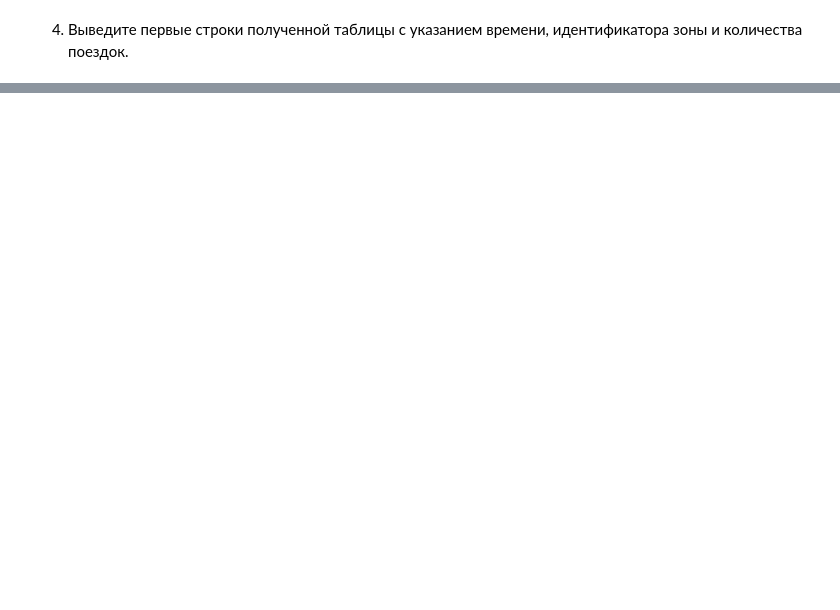
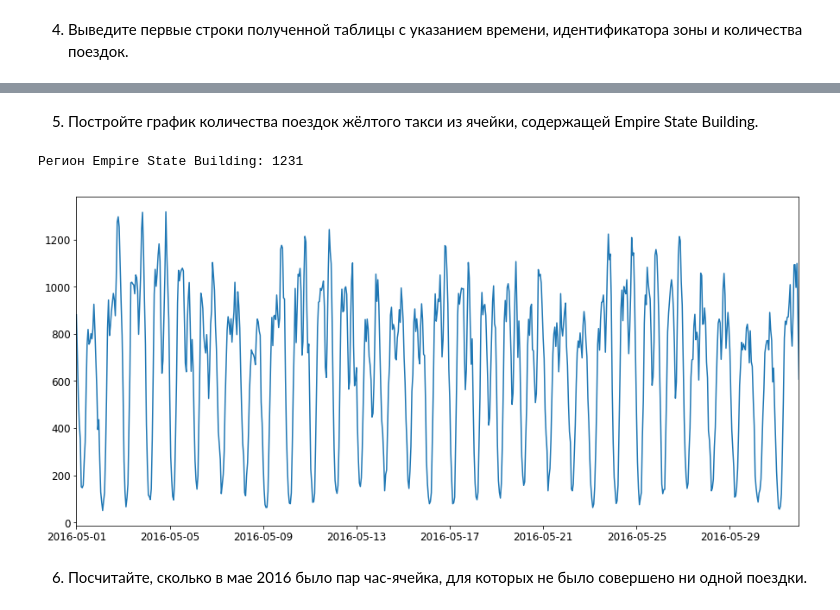
Before and after one commit to dminikorenb/DataLearning, a Jupyter notebook: Taxi/dminik6_part3_w1.ipynb, the cells around one changed output, grey strips where cells are left out. Cells and saved outputs as stored; diff of their text form; code cells hidden in the pictures; blank space fills up the shorter version.

```diff
--- a/Taxi/dminik6_part3_w1.ipynb
+++ b/Taxi/dminik6_part3_w1.ipynb
@@ -866,0 +839,26 @@ for i, v in enumerate(H2.reshape([2500, 1])):
+# %% [markdown]
+5. Постройте график количества поездок жёлтого такси из ячейки, содержащей Empire State Building.
+# %%
+# plt.rcParams.update({'font.size': 12})
+# >>>Empire State Building, 350, 5th Avenue, Korea Town, Midtown South,
+# >>>Manhattan Community Board 5, Manhattan, New York County, NYC, New York, 10018, USA
+# >>>(40.7484284, -73.9856546198733)
+def region_number( coord, bins):
+    X = np.searchsorted(bins[0], coord[1], side='left')
+    Y = np.searchsorted(bins[1], coord[0], side='left')
+    return (X-1) * 50 + Y
+
+esb_region = region_number((40.7484284, -73.9856546198733), bins)
+print("Регион Empire State Building: {}".format(esb_region))
+fig = plt.figure(figsize=(15, 7))
+ser = df[df.region==esb_region].sort_values(by=['datetime'])
+plt.plot(ser['datetime'].values, ser['count'].values)
+
+plt.xlim(ser.datetime.min(), ser.datetime.max())
+# plt.grid( axis='y')
+plt.show()
+# %% [output]
+Регион Empire State Building: 1231
+[figure, added]
+# %% [markdown]
+6. Посчитайте, сколько в мае 2016 было пар час-ячейка, для которых не было совершено ни одной поездки.
```
Also changed, not shown: parts of 10 cells of this notebook.
